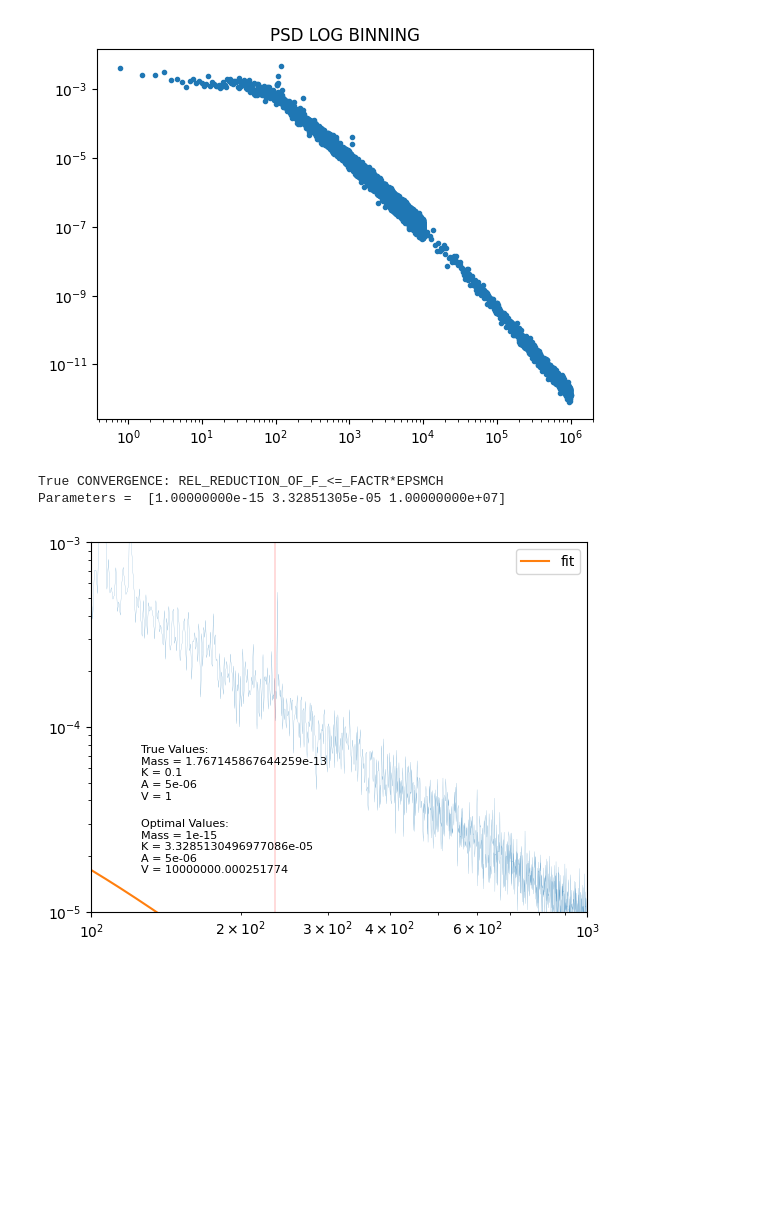
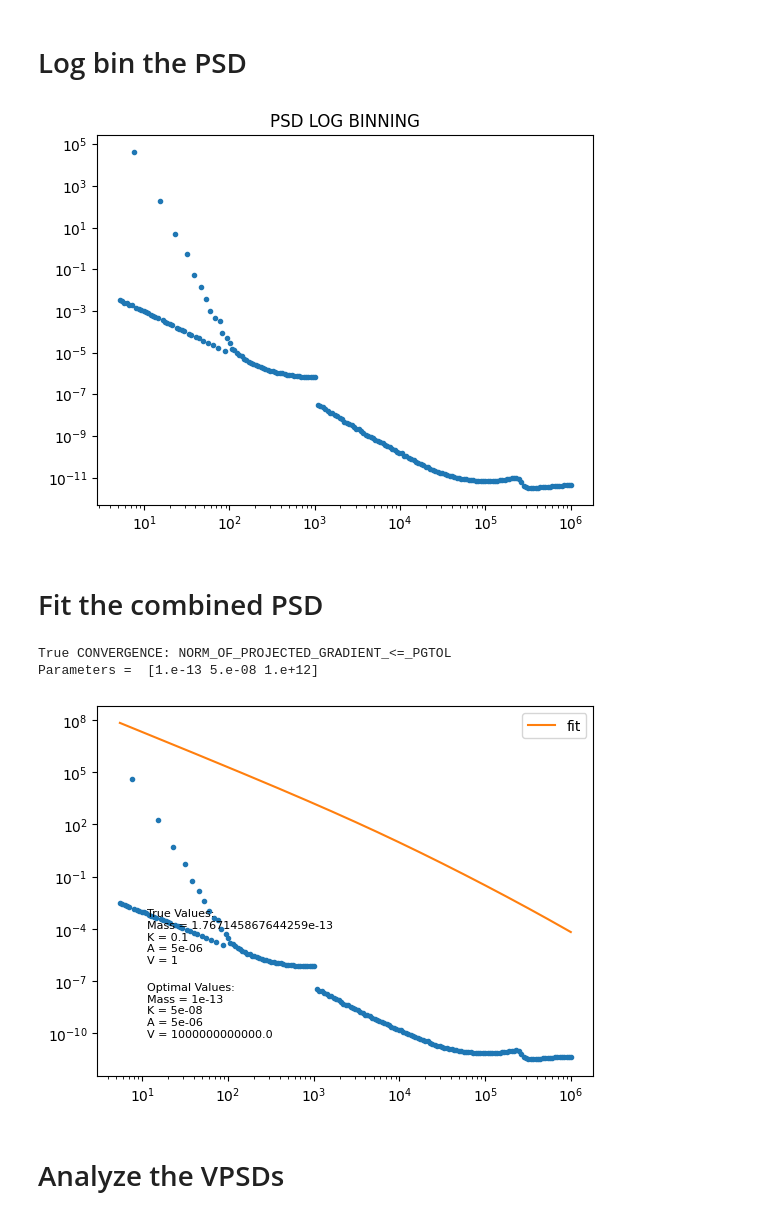
Before and after one commit to mcthumann/Brownian_Data_Analysis, a Jupyter notebook: scripts/HP_LP_Stitch.ipynb, the cells around one changed output. Saved outputs shown, nothing was run; the diff lists cells and outputs as text; code cells hidden in the pictures; blank space fills up the shorter version.

```diff
--- a/scripts/HP_LP_Stitch.ipynb
+++ b/scripts/HP_LP_Stitch.ipynb
@@ -92,0 +102,11 @@ MASS TOTAL IS 1.767145867644259e-13
+# %%
+results_hp = []
+results_lp = []
+
+for trace in traces_LP:
+    result = process_series(trace['series'], conf_lp)
+    results_lp.append(result)
+
+for trace in traces_HP:
+    result = process_series(trace['series'], conf_hp)
+    results_hp.append(result)
@@ -125,15 +148,8 @@ Text(0, 0.5, 'Signal [V^2/Hz]')
 # %%
-# CUT STUFF OUT
-
 # cut the low power high f
 mask = freq_lp <= 1e4
 freq_lp = freq_lp[mask]
 lp_avg_psd = lp_avg_psd[mask]
-
-# cut the high power low f
-mask = freq_hp >= 1e4
-freq_hp = freq_hp[mask]
-hp_avg_psd = hp_avg_psd[mask]
 
 # cut the high power high f
 mask = freq_hp <= 1e6
@@ -169,0 +188,9 @@ Text(0, 0.5, 'Signal [V^2/Hz]')
+# %%
+hp_avg_psd = transfer(freq_hp, hp_avg_psd)
+
+plt.plot(freq_hp, hp_avg_psd,linewidth=1)
+plt.xscale("log")
+plt.yscale("log")
+plt.title("HP PSDs w Transfer")
+plt.xlabel("Frequency [Hz]")
+plt.ylabel("Signal [V^2/Hz]")
@@ -191,9 +219,10 @@ Text(0, 0.5, 'Signal [V^2/Hz]')
+# %% [markdown]
+# Log bin the PSD
 # %%
-# Fit the combined PSD
 from fitting import log_bin_array, PSD_fitting, PSD_fitting_func
 
-# freqs, PSD = log_bin_array(freq_combined, psd_combined, 5, 2e6, 200)
-freqs, PSD = freq_combined, psd_combined
+freqs, PSD = log_bin_array(freq_combined, psd_combined, 5, 2e6, 200)
+# freqs, PSD = freq_combined, psd_combined
 
 plt.plot(freqs, PSD, ".")
 plt.title("PSD LOG BINNING")
@@ -201,41 +230,42 @@ plt.xscale("log")
 plt.yscale("log")
 plt.show()
 # %% [output]
-[figure, old version]
+[figure, new version]
+# %% [markdown]
+# Fit the combined PSD
 # %%
 from fitting import log_bin_array, PSD_fitting, PSD_fitting_func
 
 a_guess = 5e-6
-v_guess = 1e7
+v_guess = 1e12
 m_guess = 1e-13
-k_guess = 5e-7
+k_guess = 5e-8
 
 # bounds = [(a_guess, a_guess), (m_guess, m_guess), (k_guess, k_guess), (v_guess, v_guess)]
 
 optimal_parameters = PSD_fitting(freqs, PSD, a_guess, m_guess, k_guess, v_guess)
 optimal_parameters.x[0] = optimal_parameters.x[0]*1e-14
 PSD_fit = PSD_fitting_func(freqs * 2 * np.pi, optimal_parameters.x[0], optimal_parameters.x[1], a_guess, optimal_parameters.x[2])
 
 print("Parameters = ", optimal_parameters.x)
 plt.text(0.1, 0.1, f"Optimal Values:\nMass = {optimal_parameters.x[0]}\nK = {optimal_parameters.x[1]}\nA = {a_guess}\nV = {optimal_parameters.x[2]}",
          fontsize=8, ha='left', va='bottom', transform=plt.gca().transAxes)
-plt.text(0.1, 0.3, f"True Values:\nMass = {conf.mass_total}\nK = {.1}\nA = {conf.a}\nV = {1}",
+plt.text(0.1, 0.3, f"True Values:\nMass = {conf_hp.mass_total}\nK = {.1}\nA = {conf_hp.a}\nV = {1}",
          fontsize=8, ha='left', va='bottom', transform=plt.gca().transAxes)
 
-plt.plot(freqs[1:], PSD[1:], linewidth = .1)
+plt.plot(freqs[1:], PSD[1:], ".")
 
 # plt.axhline(2*const.k_b*conf.temp*config.gamma/k_guess**2)
 
 plt.plot(freqs[1:], PSD_fit[1:], label="fit")
 plt.legend()
 plt.xscale("log")
 plt.yscale("log")
-plt.xlim(left=1e2, right=1e3)
-plt.ylim(bottom=1e-5, top=1e-3)
-plt.axvline(2.35e2, linewidth=.2, color='r')
 plt.show()
 # %% [output]
-True CONVERGENCE: REL_REDUCTION_OF_F_<=_FACTR*EPSMCH
-Parameters =  [1.00000000e-15 3.32851305e-05 1.00000000e+07]
+True CONVERGENCE: NORM_OF_PROJECTED_GRADIENT_<=_PGTOL
+Parameters =  [1.e-13 5.e-08 1.e+12]
-[figure, old version]
+[figure, new version]
+# %% [markdown]
+# Analyze the VPSDs
 # %%
```
Also changed, not shown: parts of 19 cells of this notebook, 3 other files.
